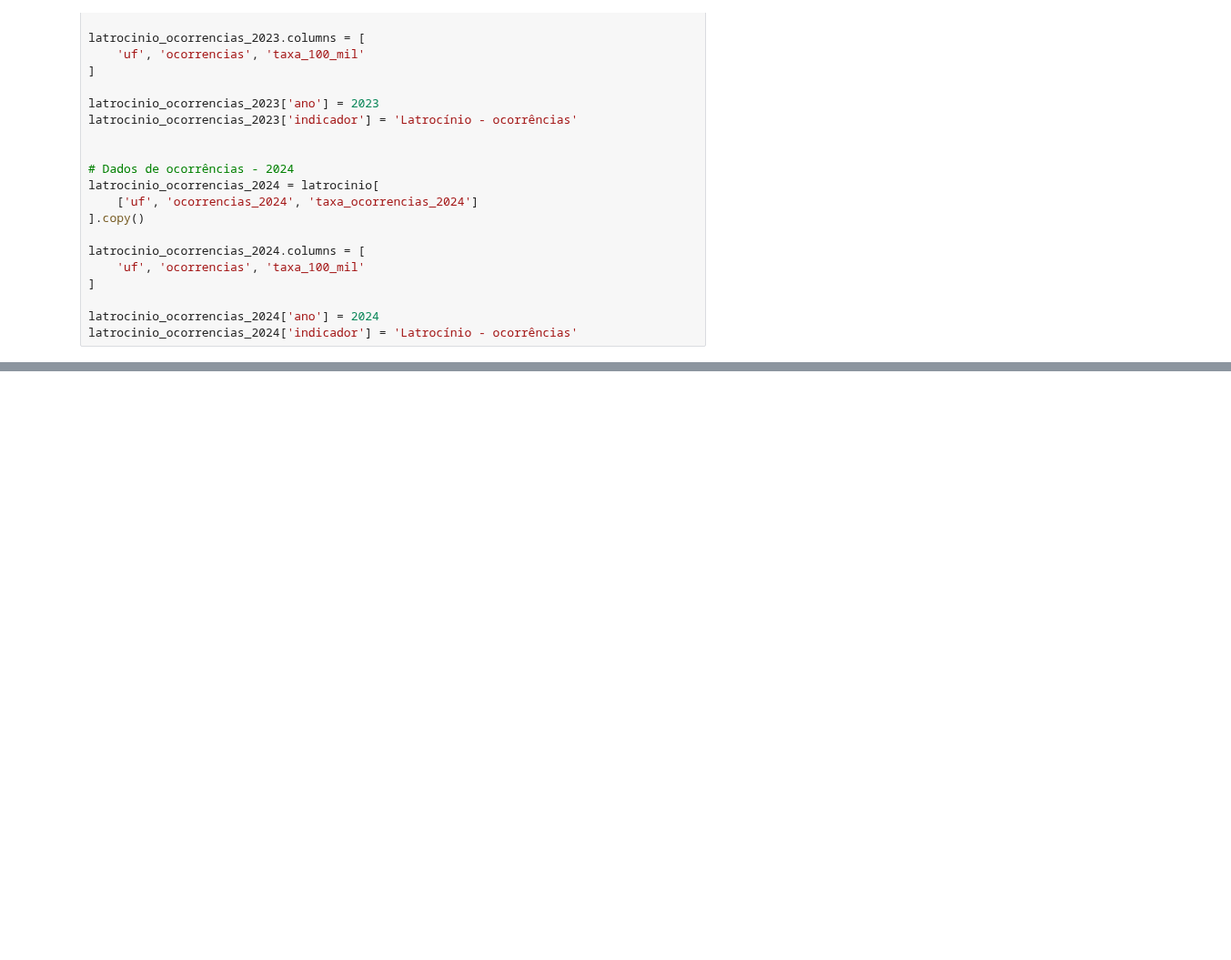
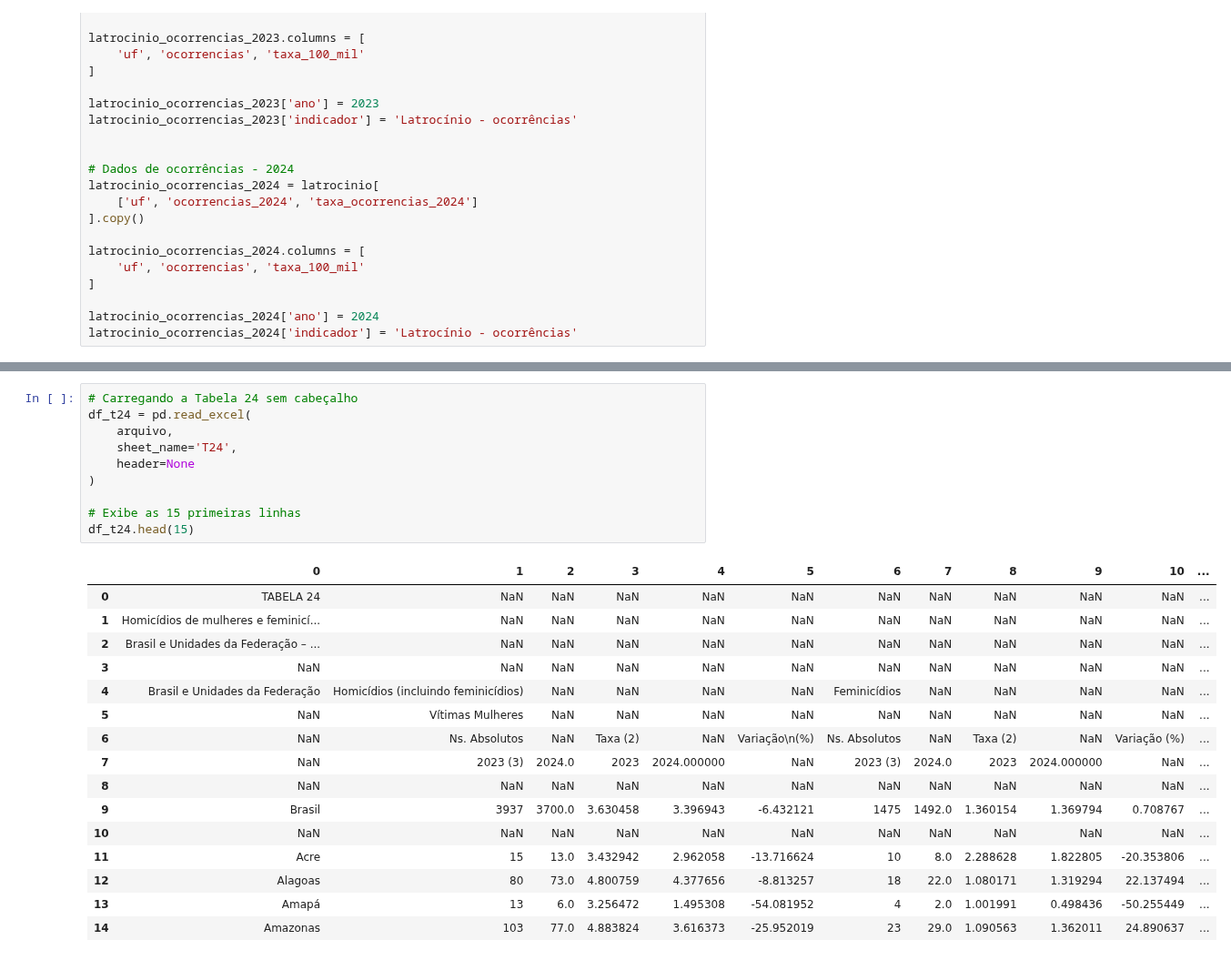
Before and after one commit to rafaelmchcruz/analise-seguranca-publica-brasil, a Jupyter notebook: notebooks/01_inspecao_dados.ipynb, the cells around one changed output, grey strips where cells are left out. Shown at 91% size. Cells and saved outputs as stored; diff of their text form; blank space fills up the shorter version.

```diff
--- a/notebooks/01_inspecao_dados.ipynb
+++ b/notebooks/01_inspecao_dados.ipynb
@@ -472,0 +910,27 @@ dtype: int64
+# %%
+# Carregando a Tabela 24 sem cabeçalho
+df_t24 = pd.read_excel(
+    arquivo,
+    sheet_name='T24',
+    header=None
+)
+
+# Exibe as 15 primeiras linhas
+df_t24.head(15)
+# %% [output]
+|  | 0 | 1 | 2 | 3 | 4 | 5 | 6 | 7 | 8 | 9 | 10 | ... |
+| 0 | TABELA 24 | NaN | NaN | NaN | NaN | NaN | NaN | NaN | NaN | NaN | NaN | ... |
+| 1 | Homicídios de mulheres e feminicí... | NaN | NaN | NaN | NaN | NaN | NaN | NaN | NaN | NaN | NaN | ... |
+| 2 | Brasil e Unidades da Federação – ... | NaN | NaN | NaN | NaN | NaN | NaN | NaN | NaN | NaN | NaN | ... |
+| 3 | NaN | NaN | NaN | NaN | NaN | NaN | NaN | NaN | NaN | NaN | NaN | ... |
+| 4 | Brasil e Unidades da Federação | Homicídios (incluindo feminicídios) | NaN | NaN | NaN | NaN | Feminicídios | NaN | NaN | NaN | NaN | ... |
+| 5 | NaN | Vítimas Mulheres | NaN | NaN | NaN | NaN | NaN | NaN | NaN | NaN | NaN | ... |
+| 6 | NaN | Ns. Absolutos | NaN | Taxa (2) | NaN | Variação\n(%) | Ns. Absolutos | NaN | Taxa (2) | NaN | Variação (%) | ... |
+| 7 | NaN | 2023 (3) | 2024.0 | 2023 | 2024.000000 | NaN | 2023 (3) | 2024.0 | 2023 | 2024.000000 | NaN | ... |
+| 8 | NaN | NaN | NaN | NaN | NaN | NaN | NaN | NaN | NaN | NaN | NaN | ... |
+| 9 | Brasil | 3937 | 3700.0 | 3.630458 | 3.396943 | -6.432121 | 1475 | 1492.0 | 1.360154 | 1.369794 | 0.708767 | ... |
+| 10 | NaN | NaN | NaN | NaN | NaN | NaN | NaN | NaN | NaN | NaN | NaN | ... |
+| 11 | Acre | 15 | 13.0 | 3.432942 | 2.962058 | -13.716624 | 10 | 8.0 | 2.288628 | 1.822805 | -20.353806 | ... |
+| 12 | Alagoas | 80 | 73.0 | 4.800759 | 4.377656 | -8.813257 | 18 | 22.0 | 1.080171 | 1.319294 | 22.137494 | ... |
+| 13 | Amapá | 13 | 6.0 | 3.256472 | 1.495308 | -54.081952 | 4 | 2.0 | 1.001991 | 0.498436 | -50.255449 | ... |
+| 14 | Amazonas | 103 | 77.0 | 4.883824 | 3.616373 | -25.952019 | 23 | 29.0 | 1.090563 | 1.362011 | 24.890637 | ... |
```
Also changed, not shown: parts of 81 cells of this notebook, 2 other files.
